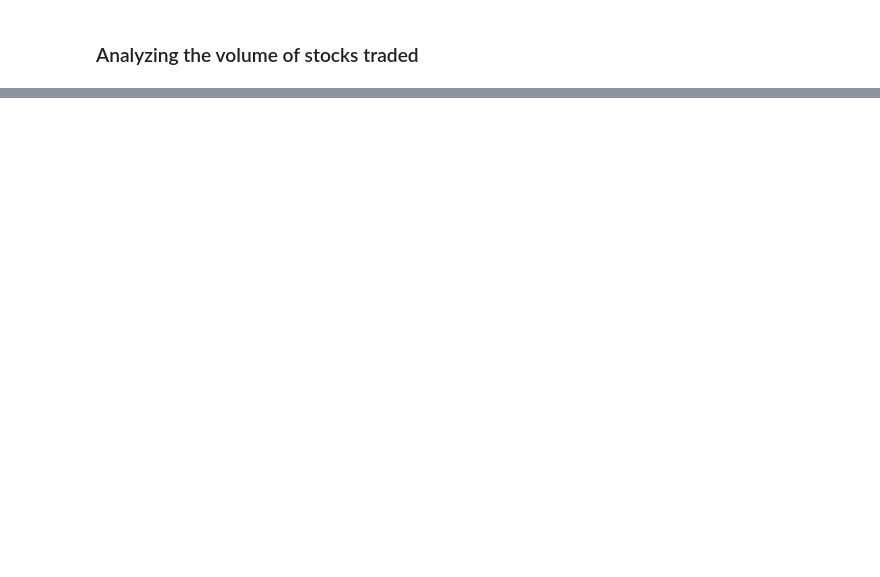
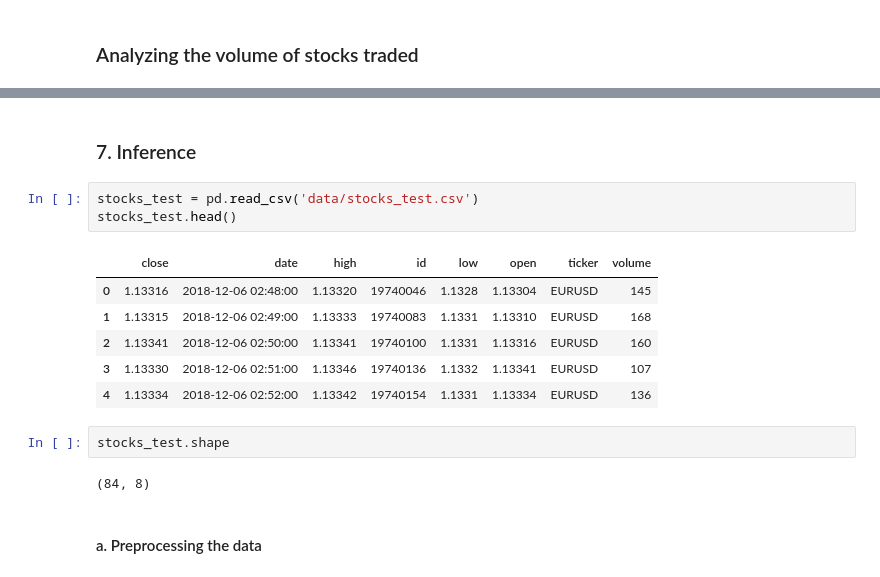
Before and after one commit to oxfordinette/ml-pre-built-templates, a Jupyter notebook: Regression/Regression.ipynb, the cells around one changed output, grey strips where cells are left out. Cells and saved outputs as stored; diff of their text form; blank space fills up the shorter version.

```diff
--- a/Regression/Regression.ipynb
+++ b/Regression/Regression.ipynb
@@ -167,0 +288,18 @@ plt.show()
+# %% [markdown]
+### 7. Inference
+# %%
+stocks_test = pd.read_csv('data/stocks_test.csv')
+stocks_test.head()
+# %% [output]
+|  | close | date | high | id | low | open | ticker | volume |
+| 0 | 1.13316 | 2018-12-06 02:48:00 | 1.13320 | 19740046 | 1.1328 | 1.13304 | EURUSD | 145 |
+| 1 | 1.13315 | 2018-12-06 02:49:00 | 1.13333 | 19740083 | 1.1331 | 1.13310 | EURUSD | 168 |
+| 2 | 1.13341 | 2018-12-06 02:50:00 | 1.13341 | 19740100 | 1.1331 | 1.13316 | EURUSD | 160 |
+| 3 | 1.13330 | 2018-12-06 02:51:00 | 1.13346 | 19740136 | 1.1332 | 1.13341 | EURUSD | 107 |
+| 4 | 1.13334 | 2018-12-06 02:52:00 | 1.13342 | 19740154 | 1.1331 | 1.13334 | EURUSD | 136 |
+# %%
+stocks_test.shape
+# %% [output]
+(84, 8)
+# %% [markdown]
+#### a. Preprocessing the data
```
Also changed, not shown: parts of 38 cells of this notebook.
